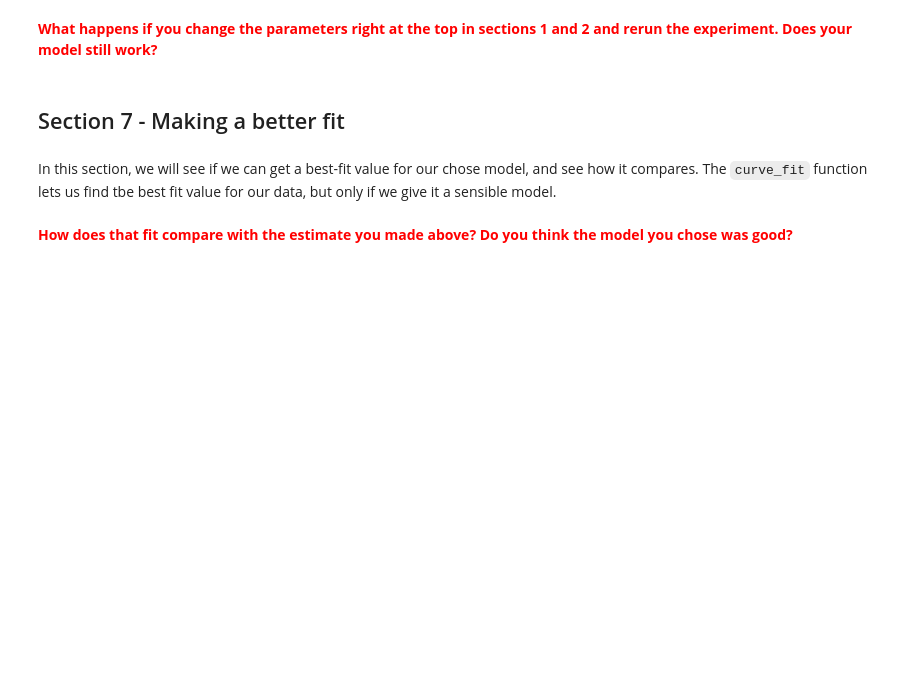
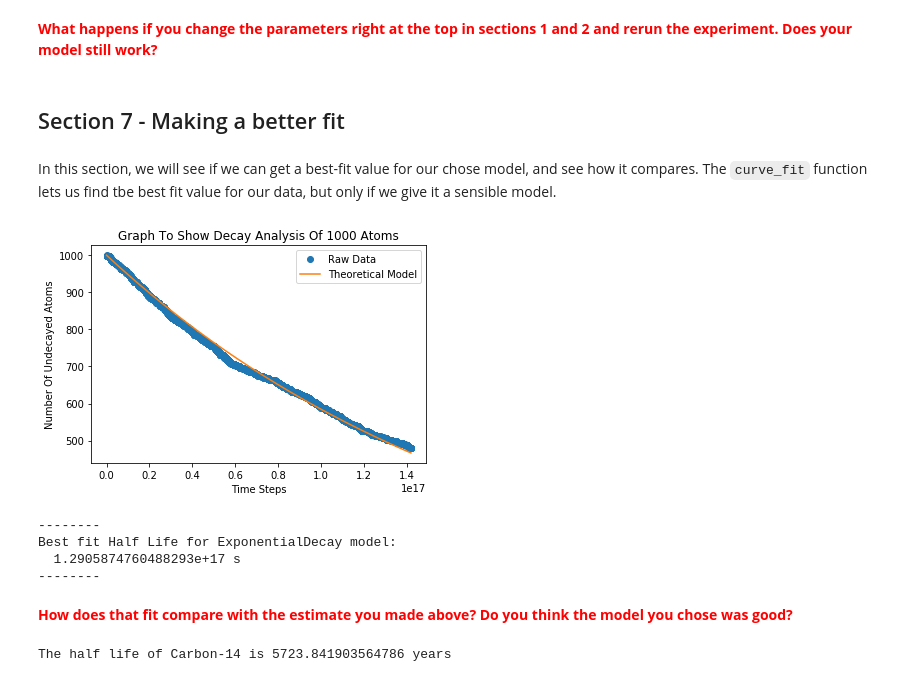
Before and after one commit to PhysicsMentoringProject/Virtual-Radiation-Decay, a Jupyter notebook: Virtual Radioactivity.ipynb, the cells around one changed output. Cells and saved outputs as stored; diff of their text form; code cells hidden in the pictures; blank space fills up the shorter version.

```diff
--- a/Virtual Radioactivity.ipynb
+++ b/Virtual Radioactivity.ipynb
@@ -190,21 +210,35 @@ In this section, we will see if we can get a best-fit value for our chose model,
 # %%
 plt.title('Graph To Show Decay Analysis Of ' + str(totalNumberOfAtoms) + ' Atoms')
 plt.xlabel('Time Steps')
 plt.ylabel('Number Of Undecayed Atoms')
 
 # Chose a theoretical model as above
-theoreticalModel=LinearDecay
+theoreticalModel = ExponentialDecay
 
 # get the best-fit values
-[bestfitHalfLife], pcov = curve_fit(theoreticalModel,timeStepArray, numberOfUndecayedAtomsArray,(100))
+[bestfitHalfLife], pcov = curve_fit(theoreticalModel,timeStepArray, numberOfUndecayedAtomsArray,(1/decayConstant))
 
 plt.plot(timeStepArray, numberOfUndecayedAtomsArray, 'o', label = 'Raw Data')
 plt.plot(timeStepArray, theoreticalModel(timeStepArray, bestfitHalfLife), label = 'Theoretical Model')
 
 plt.legend(loc = 'best')
 plt.show()
 print('--------')
 print('Best fit Half Life for {} model:\n  {} s'.format(theoreticalModel.__name__,bestfitHalfLife))
 print('--------')
+# %% [output]
+[figure, added]
+--------
+Best fit Half Life for ExponentialDecay model:
+  1.2905874760488293e+17 s
+--------
 # %% [markdown]
 <font color="red">**How does that fit compare with the estimate you made above? Do you think the model you chose was good?**</font>
+# %%
+import numpy as np
+Decay_constant = 3.84e-12 #Carbon-14
+Half_life = np.log(2) / Decay_constant
+Half_life_years = Half_life / (365 * 24 * 60 * 60)
+print("The half life of Carbon-14 is " + str(Half_life_years) + " years")
+# %% [output]
+The half life of Carbon-14 is 5723.841903564786 years
```
Also changed, not shown: parts of 12 cells of this notebook.
